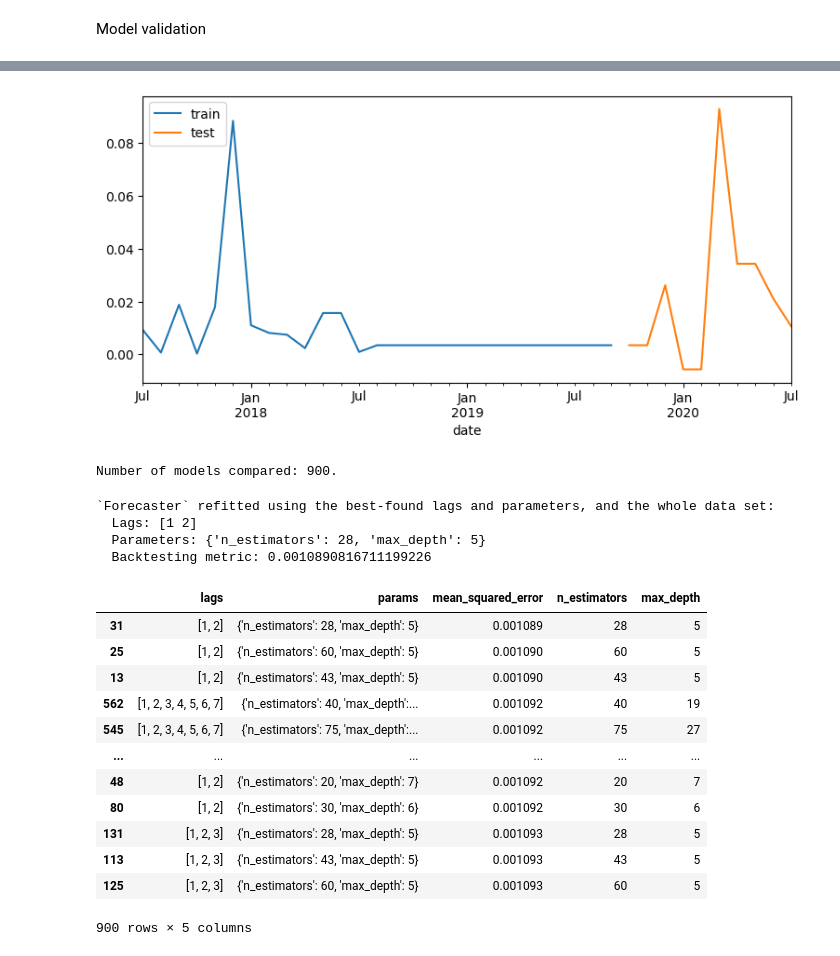
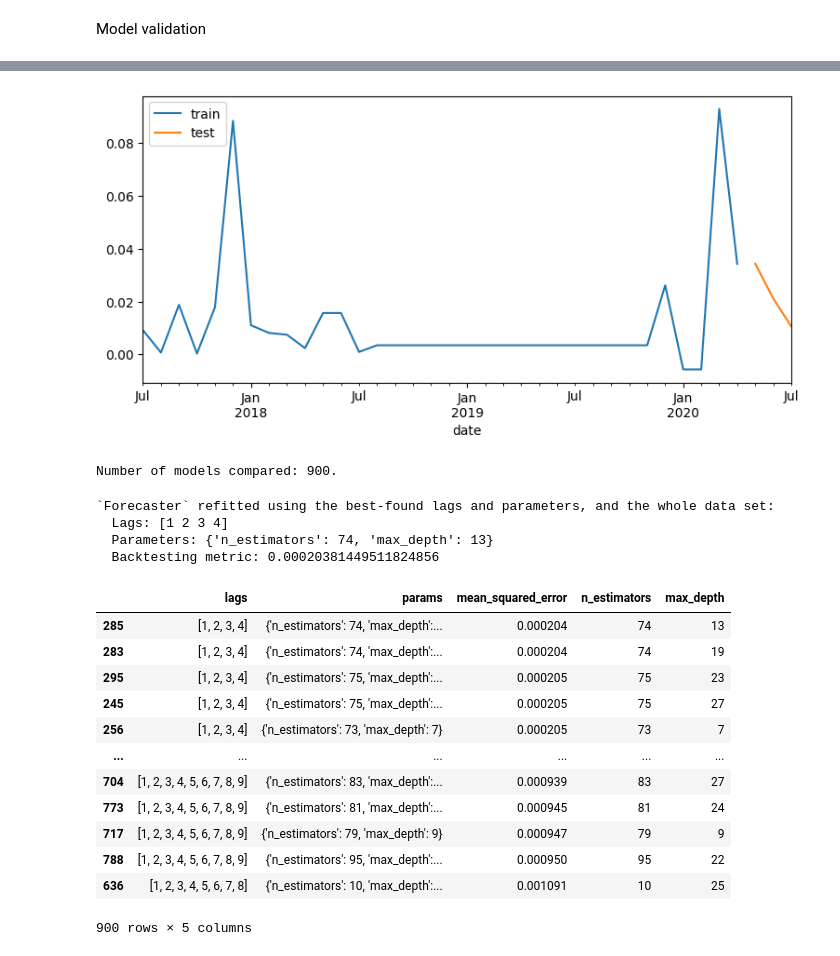
Before and after one commit to PhatomFatec/GeoForesight-back, a Jupyter notebook: notebooks/4.0-lg-Forecast.ipynb, the cells around one changed output, grey strips where cells are left out. Cells and saved outputs as stored; diff of their text form; code cells hidden in the pictures.

```diff
--- a/notebooks/4.0-lg-Forecast.ipynb
+++ b/notebooks/4.0-lg-Forecast.ipynb
@@ -78,7 +78,7 @@ ax.legend()
 # %% [markdown]
 Model validation
 # %%
-steps = 10
+steps = 3
 
 data_train = data[:-steps]
 data_test  = data[-steps:]
@@ -97,4 +97,4 @@ Test dates  : 2019-10-31 00:00:00 --- 2020-07-31 00:00:00  (n=10)
-[figure, old version]
+[figure, new version]
 # %%
 forecaster = ForecasterAutoreg(
                  regressor = RandomForestRegressor(random_state=123),
@@ -128,19 +128,19 @@ results
 # %% [output]
 Number of models compared: 900.
 `Forecaster` refitted using the best-found lags and parameters, and the whole data set:
-  Lags: [1 2]
-  Parameters: {'n_estimators': 28, 'max_depth': 5}
-  Backtesting metric: 0.0010890816711199226
+  Lags: [1 2 3 4]
+  Parameters: {'n_estimators': 74, 'max_depth': 13}
+  Backtesting metric: 0.00020381449511824856
 |  | lags | params | mean_squared_error | n_estimators | max_depth |
-| 31 | [1, 2] | {'n_estimators': 28, 'max_depth': 5} | 0.001089 | 28 | 5 |
-| 25 | [1, 2] | {'n_estimators': 60, 'max_depth': 5} | 0.001090 | 60 | 5 |
-| 13 | [1, 2] | {'n_estimators': 43, 'max_depth': 5} | 0.001090 | 43 | 5 |
-| 562 | [1, 2, 3, 4, 5, 6, 7] | {'n_estimators': 40, 'max_depth':... | 0.001092 | 40 | 19 |
-| 545 | [1, 2, 3, 4, 5, 6, 7] | {'n_estimators': 75, 'max_depth':... | 0.001092 | 75 | 27 |
+| 285 | [1, 2, 3, 4] | {'n_estimators': 74, 'max_depth':... | 0.000204 | 74 | 13 |
+| 283 | [1, 2, 3, 4] | {'n_estimators': 74, 'max_depth':... | 0.000204 | 74 | 19 |
+| 295 | [1, 2, 3, 4] | {'n_estimators': 75, 'max_depth':... | 0.000205 | 75 | 23 |
+| 245 | [1, 2, 3, 4] | {'n_estimators': 75, 'max_depth':... | 0.000205 | 75 | 27 |
+| 256 | [1, 2, 3, 4] | {'n_estimators': 73, 'max_depth': 7} | 0.000205 | 73 | 7 |
 | ... | ... | ... | ... | ... | ... |
-| 48 | [1, 2] | {'n_estimators': 20, 'max_depth': 7} | 0.001092 | 20 | 7 |
-| 80 | [1, 2] | {'n_estimators': 30, 'max_depth': 6} | 0.001092 | 30 | 6 |
-| 131 | [1, 2, 3] | {'n_estimators': 28, 'max_depth': 5} | 0.001093 | 28 | 5 |
-| 113 | [1, 2, 3] | {'n_estimators': 43, 'max_depth': 5} | 0.001093 | 43 | 5 |
-| 125 | [1, 2, 3] | {'n_estimators': 60, 'max_depth': 5} | 0.001093 | 60 | 5 |
+| 704 | [1, 2, 3, 4, 5, 6, 7, 8, 9] | {'n_estimators': 83, 'max_depth':... | 0.000939 | 83 | 27 |
+| 773 | [1, 2, 3, 4, 5, 6, 7, 8, 9] | {'n_estimators': 81, 'max_depth':... | 0.000945 | 81 | 24 |
+| 717 | [1, 2, 3, 4, 5, 6, 7, 8, 9] | {'n_estimators': 79, 'max_depth': 9} | 0.000947 | 79 | 9 |
+| 788 | [1, 2, 3, 4, 5, 6, 7, 8, 9] | {'n_estimators': 95, 'max_depth':... | 0.000950 | 95 | 22 |
+| 636 | [1, 2, 3, 4, 5, 6, 7, 8] | {'n_estimators': 10, 'max_depth':... | 0.001091 | 10 | 25 |
 900 rows × 5 columns
```
Also changed, not shown: parts of 14 cells of this notebook.
